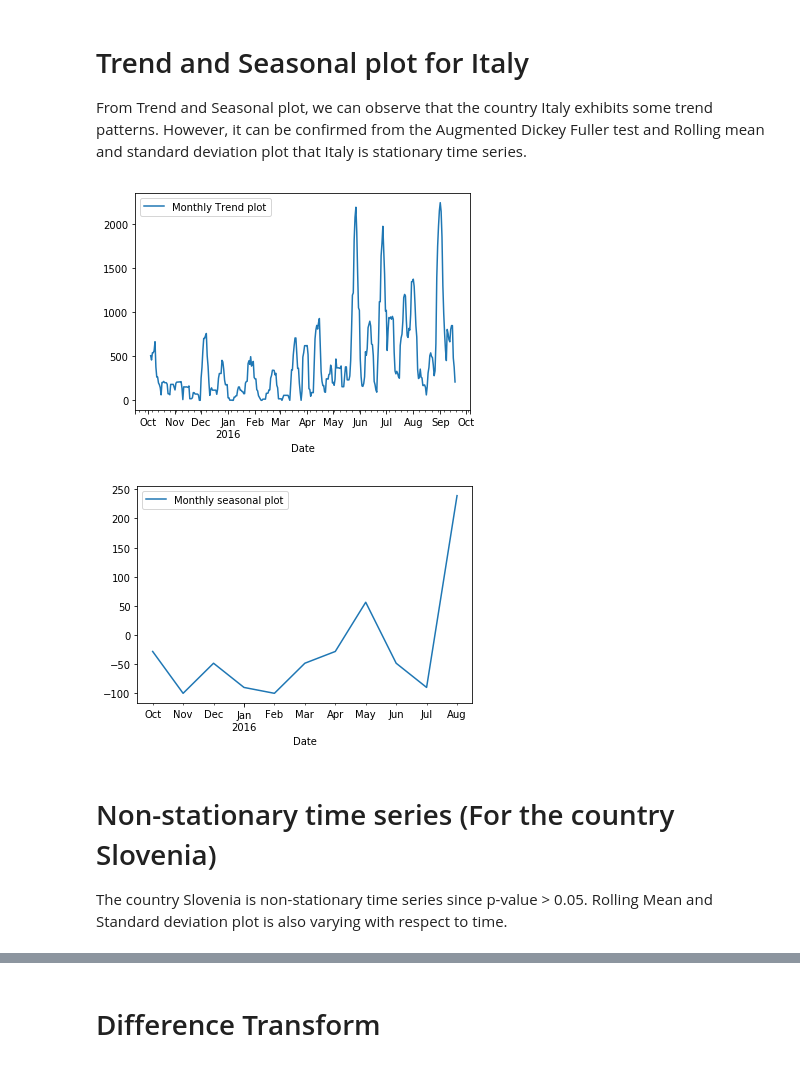
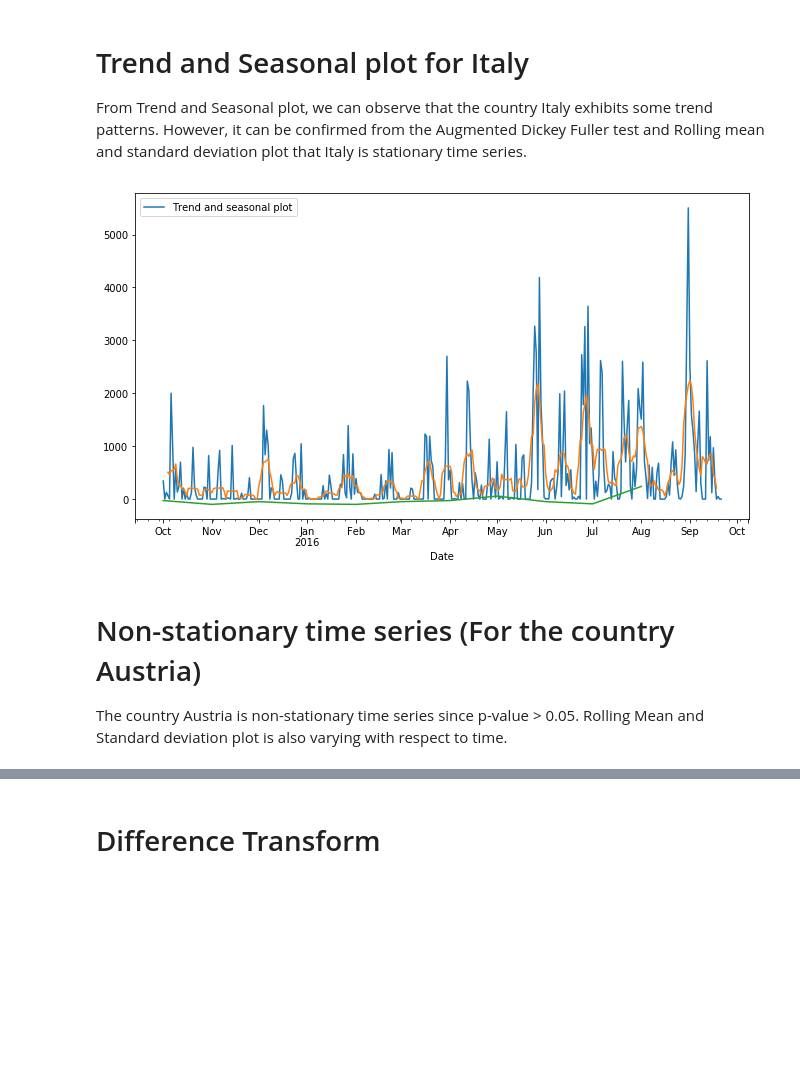
Before and after one commit to manojhuilgol/Data-Science-Lab---SoSe-2019---Time-series-Forecast-using-UNHCR-data, a Jupyter notebook: data_preprocessing.ipynb, the cells around one changed output, grey strips where cells are left out. Drawn from its saved outputs; the diff is of its cells as text; code cells hidden in the pictures; blank space fills up the shorter version.

```diff
--- a/data_preprocessing.ipynb
+++ b/data_preprocessing.ipynb
@@ -143,8 +143,10 @@ def idw_interpolation_k_factor(country,factor):
 Three countries have no entries in the dataset. Hence IDW interpolation is used to fill those missing values.
 # %%
 interpolated_data = copy.deepcopy(data)
+interpolated_data_2 = copy.deepcopy(data)
 for country in data.columns:
     interpolated_data[country] = idw_interpolation_k_factor(data[country], 1) # k-value is taken as 1.
+    interpolated_data_2[country] = idw_interpolation_k_factor(data[country], 2) # k-values is taken as 2.
 # %%
 interpolated_data.isnull().sum()   # All the missing data is being filled with approximated values using IDW interpolation.
 # %% [output]
@@ -254,6 +269,7 @@ def check_stationarity(country):
 The country Italy is stationary time series since p-value < 0.05.
 Rolling Mean and Standard deviation plot is also constant with respect to time.
 # %%
+rcParams['figure.figsize'] = 11, 6
 dickey_fuller(interpolated_data['Arrivals to Italy'])
 check_stationarity(interpolated_data['Arrivals to Italy'])
 # %% [output]
@@ -273,18 +289,21 @@ dtype: float64
 
 From Trend and Seasonal plot, we can observe that the country Italy exhibits some trend patterns. However, it can be confirmed from the Augmented Dickey Fuller test and Rolling mean and standard deviation plot that Italy is stationary time series.
 # %%
+interpolated_data['Arrivals to Italy'].plot()
+plt.legend(['Original plot'])
+
 decomposed_data = sm.tsa.seasonal_decompose(interpolated_data['Arrivals to Italy'])
 decomposed_data.trend.plot()
-plt.legend(['Monthly Trend plot'])
+plt.legend(['Trend plot'])
+
+decomposed_data.seasonal.asfreq('M').plot()
+plt.legend(['Trend and seasonal plot'])
+
 plt.show()
-decomposed_data.seasonal.asfreq('M').plot()
-plt.legend(['Monthly seasonal plot'])
-plt.show()
 # %% [output]
-[figure, old version]
+[figure, new version]
-[figure, removed]
 # %% [markdown]
-# Non-stationary time series (For the country Slovenia)
+# Non-stationary time series (For the country Austria)
 
-The country Slovenia is non-stationary time series since p-value > 0.05. Rolling Mean and Standard deviation plot is also varying with respect to time.
+The country Austria is non-stationary time series since p-value > 0.05. Rolling Mean and Standard deviation plot is also varying with respect to time.
 # %%
```
Also changed, not shown: parts of 27 cells of this notebook.
